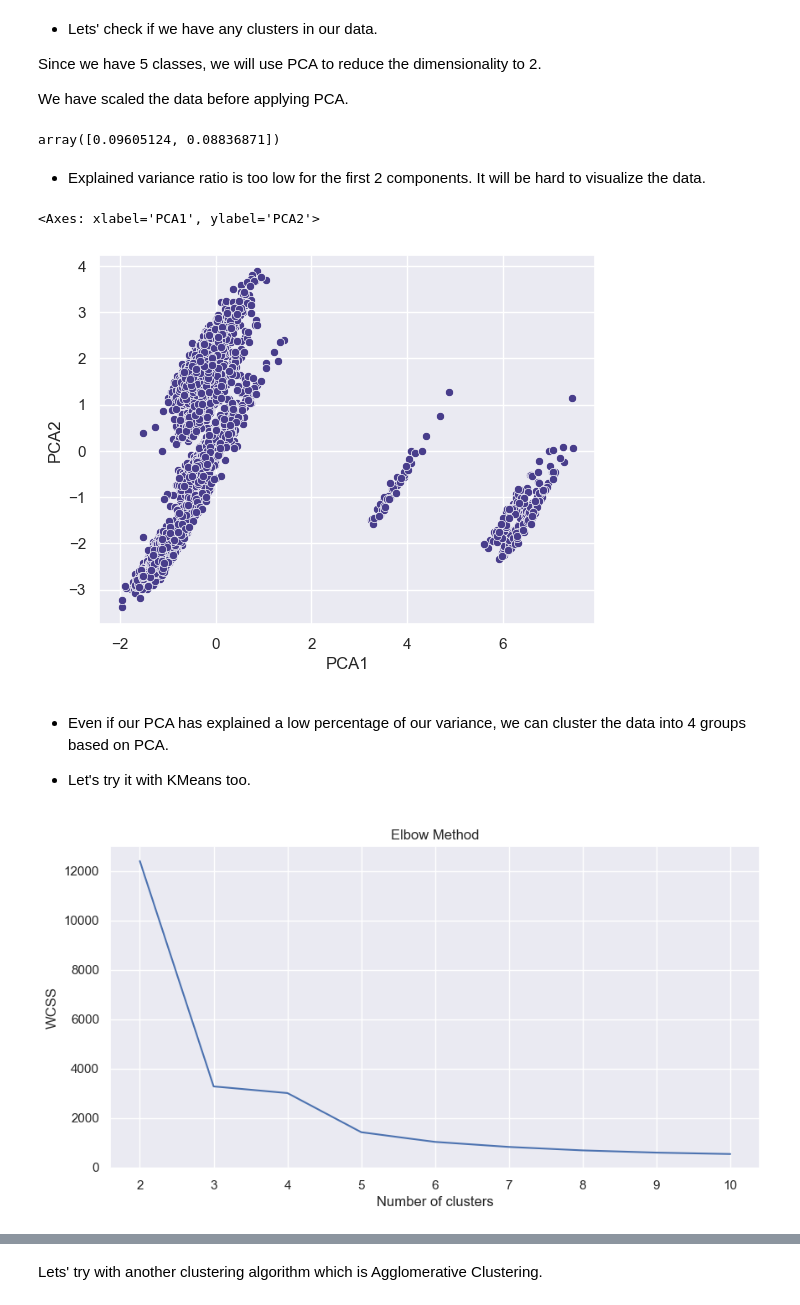
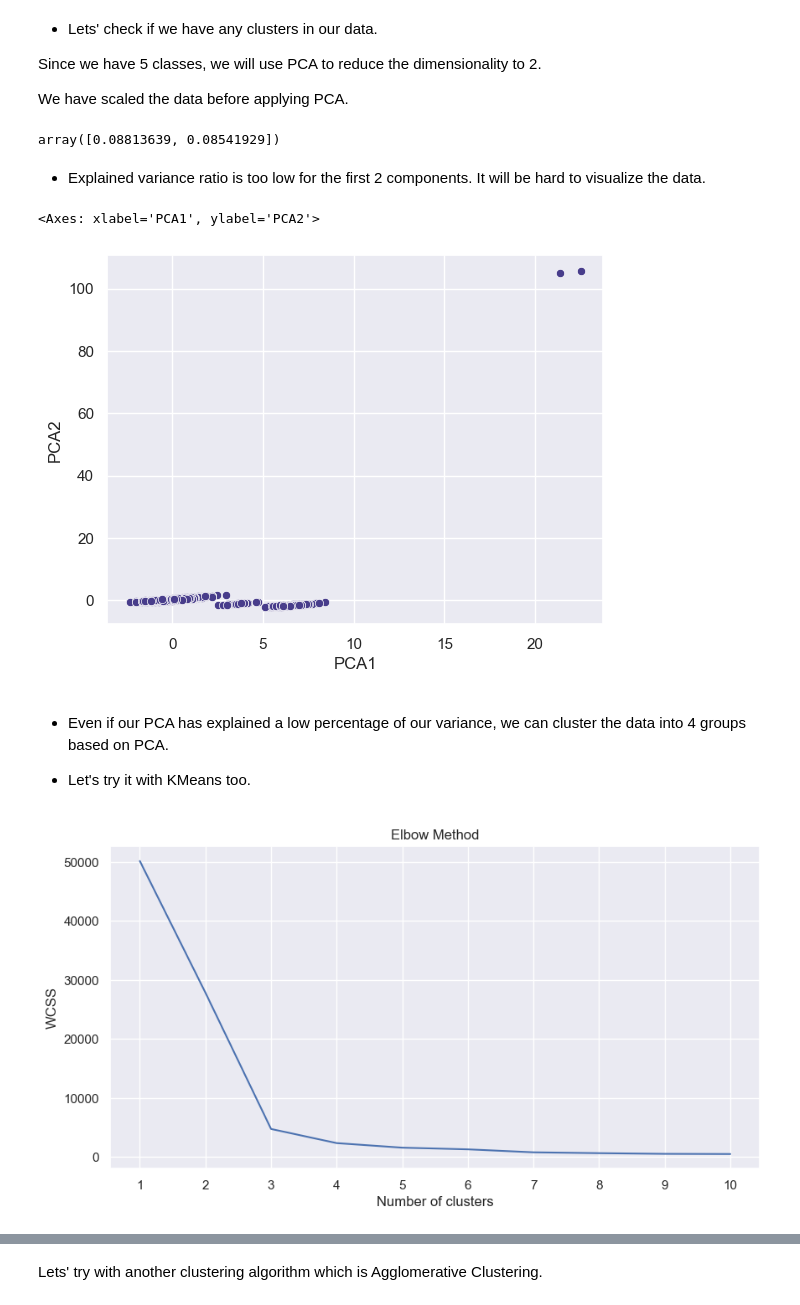
Before and after one commit to BoraDere/Women-s-E-Commerce-Clothing-Reviews, a Jupyter notebook: project balanced new_target.ipynb, the cells around one changed output, grey strips where cells are left out. Cells and saved outputs as stored; diff of their text form; code cells hidden in the pictures.

```diff
--- a/project balanced new_target.ipynb
+++ b/project balanced new_target.ipynb
@@ -294,8 +304,8 @@ Name: count, dtype: int64
 * We will lose a lot of information.
 * We will lose the correlation between the features and the rating.
 # %%
-sample_size = df['Rating'].value_counts().min()
-df = df.groupby('Rating').apply(lambda x: x.sample(sample_size)).reset_index(drop=True)
+sample_size = df['Recommended IND'].value_counts().min()
+df = df.groupby('Recommended IND').apply(lambda x: x.sample(sample_size)).reset_index(drop=True)
 df.head()
 # %% [output]
 |  | Age | Rating | Recommended IND | Positive Feedback Count | Division Name | Department Name | Class Name | ... |
@@ -578,7 +600,7 @@ pca.fit(df)
 
 pca.explained_variance_ratio_
 # %% [output]
-array([0.09605124, 0.08836871])
+array([0.08813639, 0.08541929])
 # %% [markdown]
 * Explained variance ratio is too low for the first 2 components. It will be hard to visualize the data.
 # %%
@@ -587,7 +609,7 @@ PCA_df = pd.DataFrame(pca.transform(df),columns=['PCA1','PCA2'])
 sns.scatterplot(data=PCA_df,x='PCA1',y='PCA2',color='darkslateblue')
 # %% [output]
 <Axes: xlabel='PCA1', ylabel='PCA2'>
-[figure, old version]
+[figure, new version]
 # %% [markdown]
 * Even if our PCA has explained a low percentage of our variance, we can cluster the data into 4 groups based on PCA.
 
@@ -595,19 +617,20 @@ sns.scatterplot(data=PCA_df,x='PCA1',y='PCA2',color='darkslateblue')
 # %%
 from sklearn.cluster import KMeans
 
 wcss = []
 
-for i in range(2,11):
+for i in range(1,11):
     kmeans = KMeans(n_clusters=i,init='k-means++',n_init="auto",max_iter=300,random_state=0)
     kmeans.fit(PCA_df)
     wcss.append(kmeans.inertia_)
 
 plt.figure(figsize=(10,5))
-plt.plot(range(2,11),wcss)
+plt.plot(range(1,11),wcss)
 plt.title("Elbow Method")
 plt.xlabel("Number of clusters")
+plt.xticks(range(1,11))
 plt.ylabel("WCSS")
 plt.show()
 # %% [output]
-[figure, old version]
+[figure, new version]
 # %% [markdown]
```
Also changed, not shown: parts of 71 cells of this notebook.
